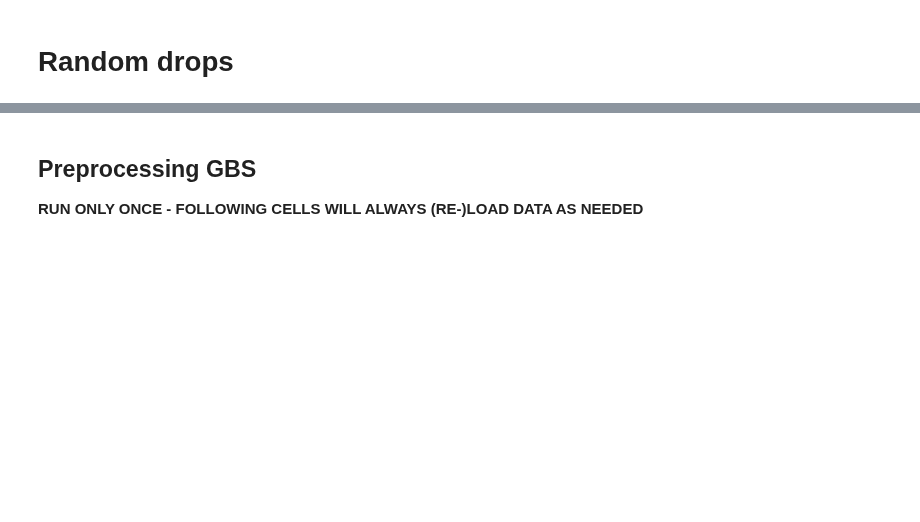
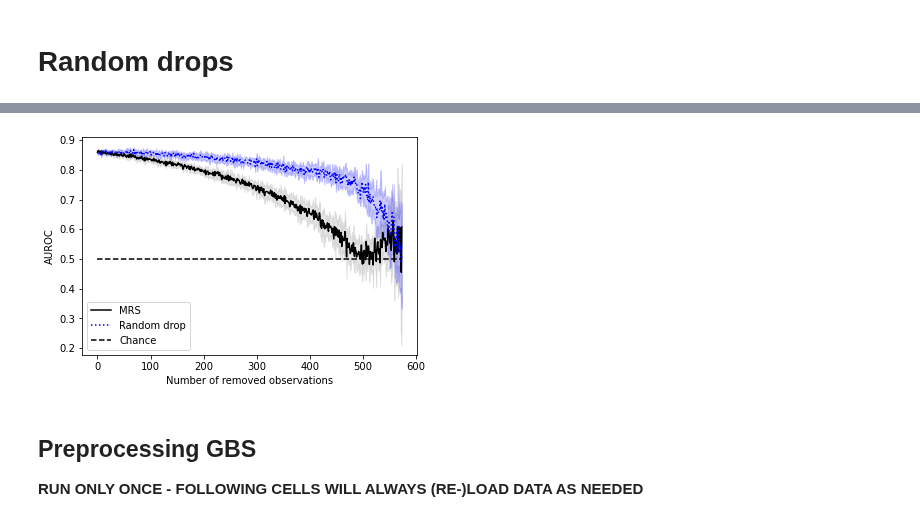
Before and after one commit to laksannathan/maximal-representative-sampling, a Jupyter notebook: src/Maximal Representative Sampling.ipynb, the cells around one changed output, grey strips where cells are left out. Cells and saved outputs as stored; diff of their text form; code cells hidden in the pictures; blank space fills up the shorter version.

```diff
--- a/src/Maximal Representative Sampling.ipynb
+++ b/src/Maximal Representative Sampling.ipynb
@@ -1351,12 +1320,14 @@ pickle.dump(std_aucs_random_drop, open(result_dir + "/std_aucs_random_drop", 'wb
 # %%
 pickle.dump(median_aucs_random_drop, open("results/median_aucs_random_drop", 'wb'))
 pickle.dump(std_aucs_random_drop, open("results/std_aucs_random_drop", 'wb'))
 
-median_aucs_cv = pickle.load(median_aucs, open("results/gesis_median_aucs", 'rb'))
-std_aucs_cv = pickle.load(std_aucs, open("results/gesis_std_aucs", 'rb'))
+median_aucs_cv = pickle.load(open("results/gesis_median_aucs", 'rb'))
+std_aucs_cv = pickle.load(open("results/gesis_std_aucs", 'rb'))
 
 plot_auc_random_drop(median_aucs_cv, std_aucs_cv, median_aucs_without_cv,
                                 std_aucs_without_cv, result_dir, save=True)
+# %% [output]
+[figure, added]
 # %% [markdown]
 ## Preprocessing GBS
 
```
Also changed, not shown: parts of 10 cells of this notebook, 2 other files.
